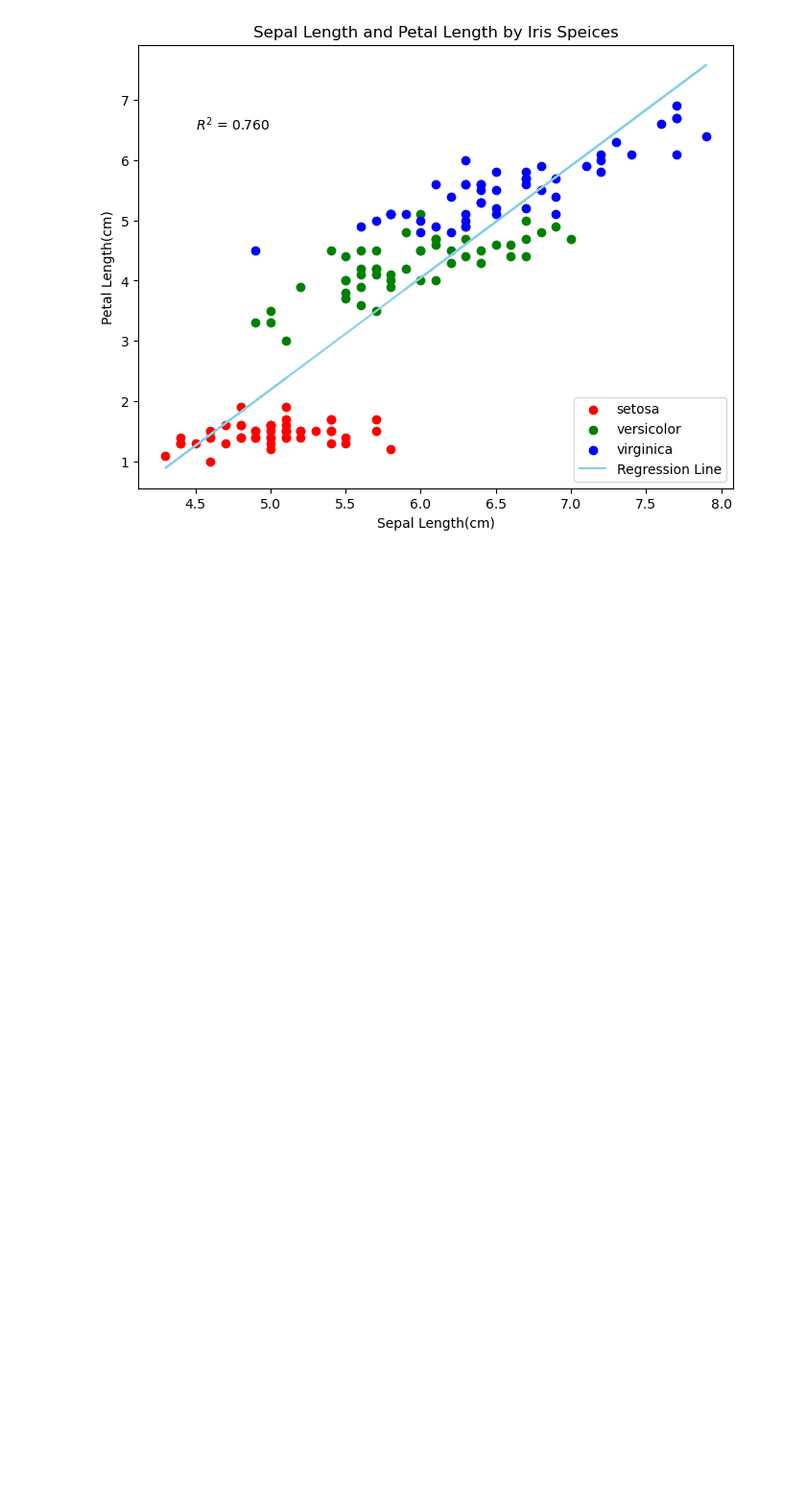
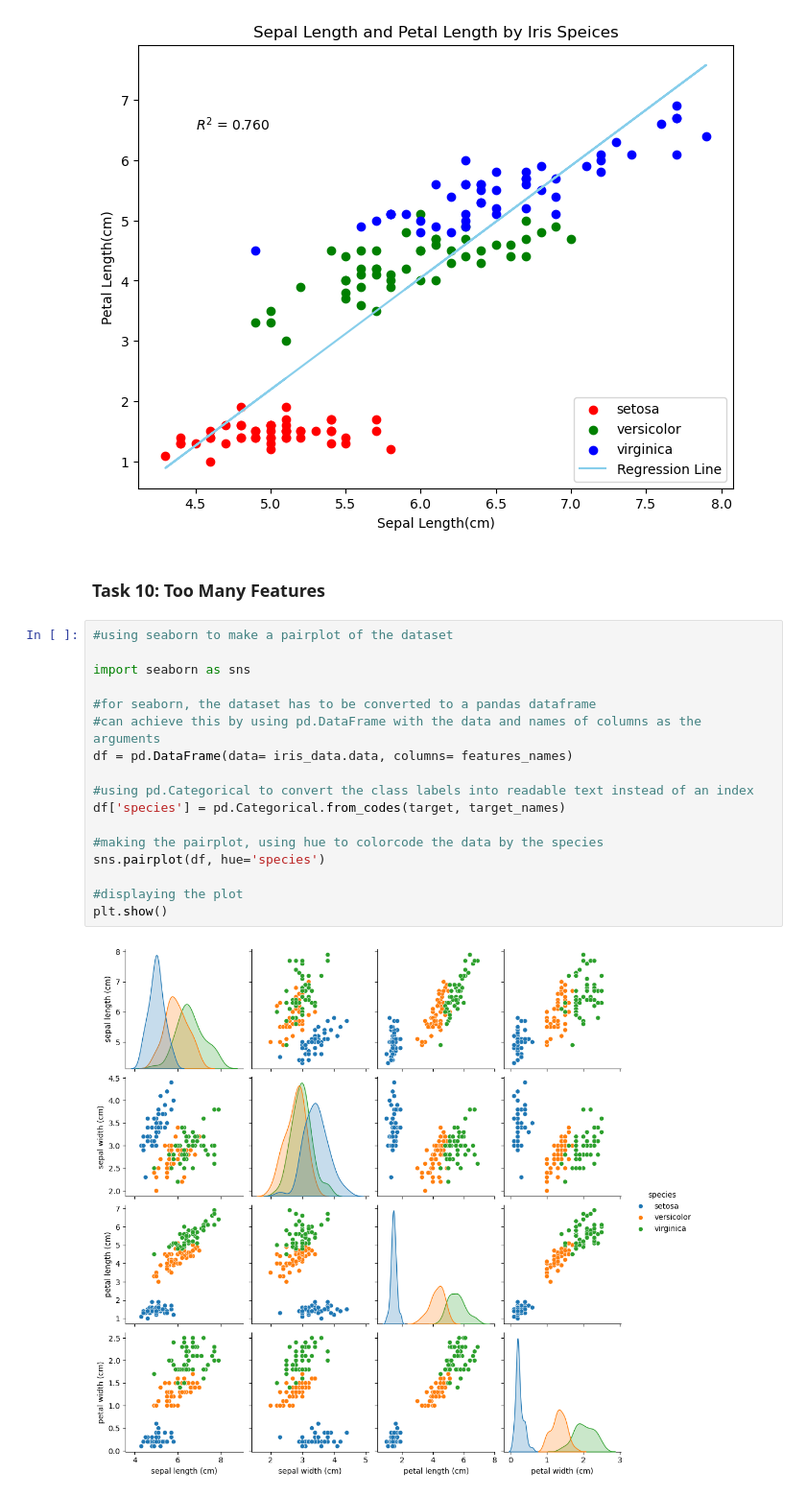
Before and after one commit to chavvy/pda-atu, a Jupyter notebook: tasks.ipynb, the cells around one changed output. Shown: that part at 96% size. Cells and saved outputs as stored; diff of their text form; blank space fills up the shorter version.

Commit message:
task 10 submission

```diff
--- a/tasks.ipynb
+++ b/tasks.ipynb
@@ -335,3 +336,24 @@ plt.legend()
 plt.show()
 # %% [output]
 [figure]
+# %% [markdown]
+### **Task 10: Too Many Features**
+# %%
+#using seaborn to make a pairplot of the dataset
+
+import seaborn as sns
+
+#for seaborn, the dataset has to be converted to a pandas dataframe
+#can achieve this by using pd.DataFrame with the data and names of columns as the arguments
+df = pd.DataFrame(data= iris_data.data, columns= features_names)
+
+#using pd.Categorical to convert the class labels into readable text instead of an index
+df['species'] = pd.Categorical.from_codes(target, target_names)
+
+#making the pairplot, using hue to colorcode the data by the species
+sns.pairplot(df, hue='species')
+
+#displaying the plot
+plt.show()
+# %% [output]
+[figure, added]
```
Also changed, not shown: parts of 2 cells of this notebook.
